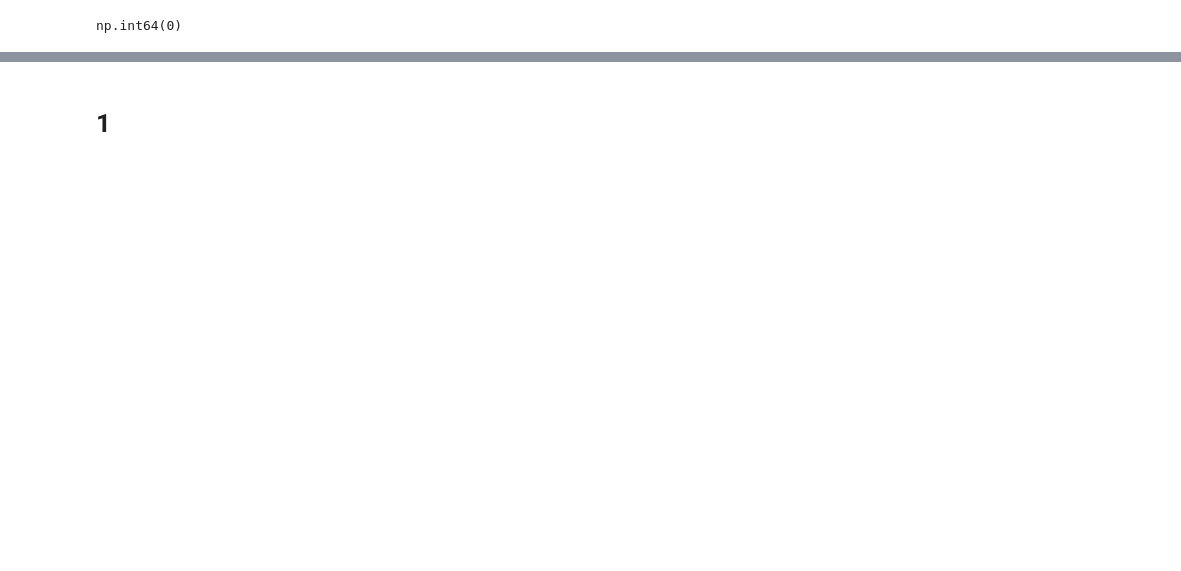
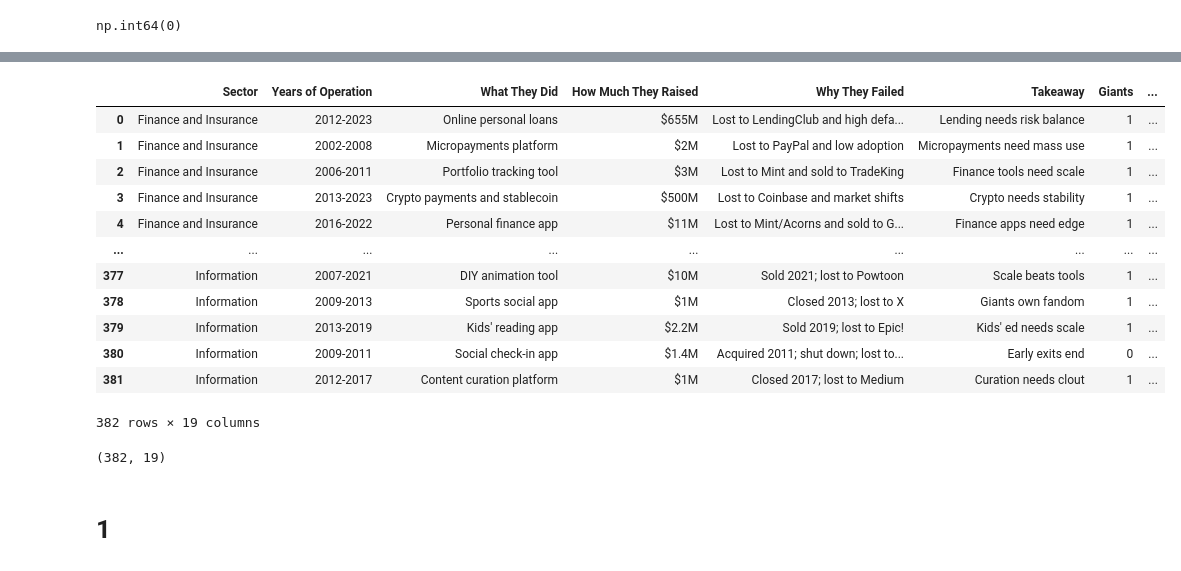
Before and after one commit to whosphong/Ai_Startup_Failure--UAMATH509, a Jupyter notebook: code.ipynb, the cells around one changed output, grey strips where cells are left out. Saved outputs shown, nothing was run; the diff lists cells and outputs as text; code cells hidden in the pictures; blank space fills up the shorter version.

```diff
--- a/code.ipynb
+++ b/code.ipynb
@@ -292,0 +315,16 @@ data_org.describe()
+# %%
+data_org
+# %% [output]
+|  | Sector | Years of Operation | What They Did | How Much They Raised | Why They Failed | Takeaway | Giants | ... |
+| 0 | Finance and Insurance | 2012-2023 | Online personal loans | $655M | Lost to LendingClub and high defa... | Lending needs risk balance | 1 | ... |
+| 1 | Finance and Insurance | 2002-2008 | Micropayments platform | $2M | Lost to PayPal and low adoption | Micropayments need mass use | 1 | ... |
+| 2 | Finance and Insurance | 2006-2011 | Portfolio tracking tool | $3M | Lost to Mint and sold to TradeKing | Finance tools need scale | 1 | ... |
+| 3 | Finance and Insurance | 2013-2023 | Crypto payments and stablecoin | $500M | Lost to Coinbase and market shifts | Crypto needs stability | 1 | ... |
+| 4 | Finance and Insurance | 2016-2022 | Personal finance app | $11M | Lost to Mint/Acorns and sold to G... | Finance apps need edge | 1 | ... |
+| ... | ... | ... | ... | ... | ... | ... | ... | ... |
+| 377 | Information | 2007-2021 | DIY animation tool | $10M | Sold 2021; lost to Powtoon | Scale beats tools | 1 | ... |
+| 378 | Information | 2009-2013 | Sports social app | $1M | Closed 2013; lost to X | Giants own fandom | 1 | ... |
+| 379 | Information | 2013-2019 | Kids' reading app | $2.2M | Sold 2019; lost to Epic! | Kids' ed needs scale | 1 | ... |
+| 380 | Information | 2009-2011 | Social check-in app | $1.4M | Acquired 2011; shut down; lost to... | Early exits end | 0 | ... |
+| 381 | Information | 2012-2017 | Content curation platform | $1M | Closed 2017; lost to Medium | Curation needs clout | 1 | ... |
+382 rows × 19 columns
@@ -292,0 +334,4 @@ data_org.describe()
+# %%
+df.shape
+# %% [output]
+(382, 19)
```
Also changed, not shown: parts of 9 cells of this notebook, 1 other file.
